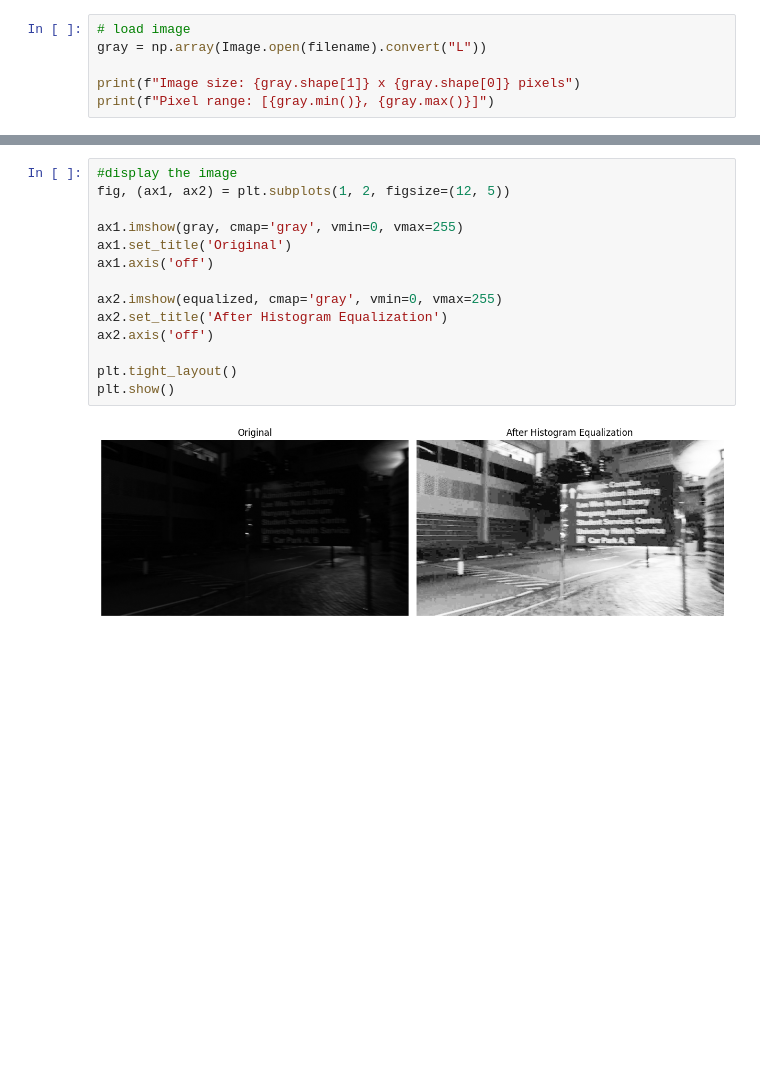
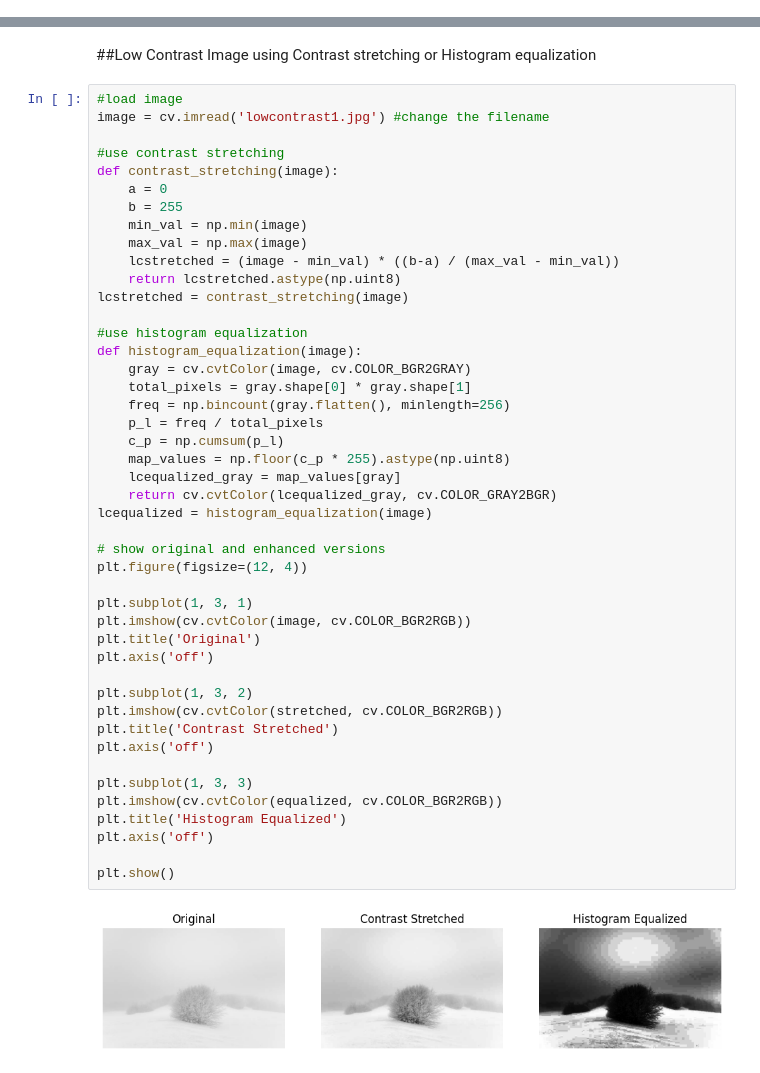
Before and after one commit to Arnold-XV/cvl_assignment1, a Jupyter notebook: CVL_Assignment01.ipynb, the cells around one changed output, grey strips where cells are left out. Cells and saved outputs as stored; diff of their text form; blank space fills up the shorter version.

Commit message:
Computer Vision Assignment 1 image enhancement

```diff
--- a/CVL_Assignment01.ipynb
+++ b/CVL_Assignment01.ipynb
@@ -13,6 +11,0 @@ filename = "lowlight3.jpg"
-# %%
-# load image
-gray = np.array(Image.open(filename).convert("L"))
-
-print(f"Image size: {gray.shape[1]} x {gray.shape[0]} pixels")
-print(f"Pixel range: [{gray.min()}, {gray.max()}]")
@@ -64,16 +12,49 @@ Histogram range after: [0, 255]
-# %%
-#display the image
-fig, (ax1, ax2) = plt.subplots(1, 2, figsize=(12, 5))
-
-ax1.imshow(gray, cmap='gray', vmin=0, vmax=255)
-ax1.set_title('Original')
-ax1.axis('off')
-
-ax2.imshow(equalized, cmap='gray', vmin=0, vmax=255)
-ax2.set_title('After Histogram Equalization')
-ax2.axis('off')
-
-plt.tight_layout()
-plt.show()
-# %% [output]
-[figure, removed]
+# %% [markdown]
+##Low Contrast Image using Contrast stretching or Histogram equalization
+# %%
+#load image
+image = cv.imread('lowcontrast1.jpg') #change the filename
+
+#use contrast stretching
+def contrast_stretching(image):
+    a = 0
+    b = 255
+    min_val = np.min(image)
+    max_val = np.max(image)
+    lcstretched = (image - min_val) * ((b-a) / (max_val - min_val))
+    return lcstretched.astype(np.uint8)
+lcstretched = contrast_stretching(image)
+
+#use histogram equalization
+def histogram_equalization(image):
+    gray = cv.cvtColor(image, cv.COLOR_BGR2GRAY)
+    total_pixels = gray.shape[0] * gray.shape[1]
+    freq = np.bincount(gray.flatten(), minlength=256)
+    p_l = freq / total_pixels
+    c_p = np.cumsum(p_l)
+    map_values = np.floor(c_p * 255).astype(np.uint8)
+    lcequalized_gray = map_values[gray]
+    return cv.cvtColor(lcequalized_gray, cv.COLOR_GRAY2BGR)
+lcequalized = histogram_equalization(image)
+
+# show original and enhanced versions
+plt.figure(figsize=(12, 4))
+
+plt.subplot(1, 3, 1)
+plt.imshow(cv.cvtColor(image, cv.COLOR_BGR2RGB))
+plt.title('Original')
+plt.axis('off')
+
+plt.subplot(1, 3, 2)
+plt.imshow(cv.cvtColor(stretched, cv.COLOR_BGR2RGB))
+plt.title('Contrast Stretched')
+plt.axis('off')
+
+plt.subplot(1, 3, 3)
+plt.imshow(cv.cvtColor(equalized, cv.COLOR_BGR2RGB))
+plt.title('Histogram Equalized')
+plt.axis('off')
+
+plt.show()
+# %% [output]
+[figure, added]
```
Also changed, not shown: parts of 20 cells of this notebook.
